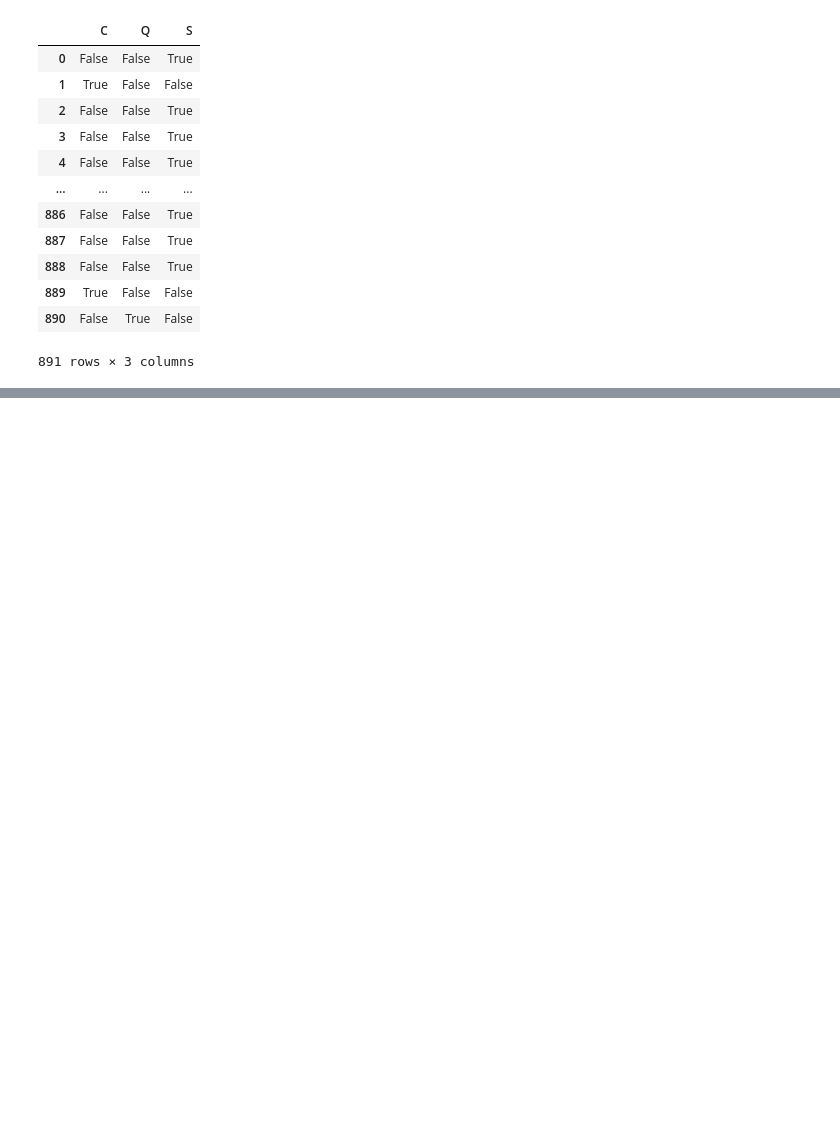
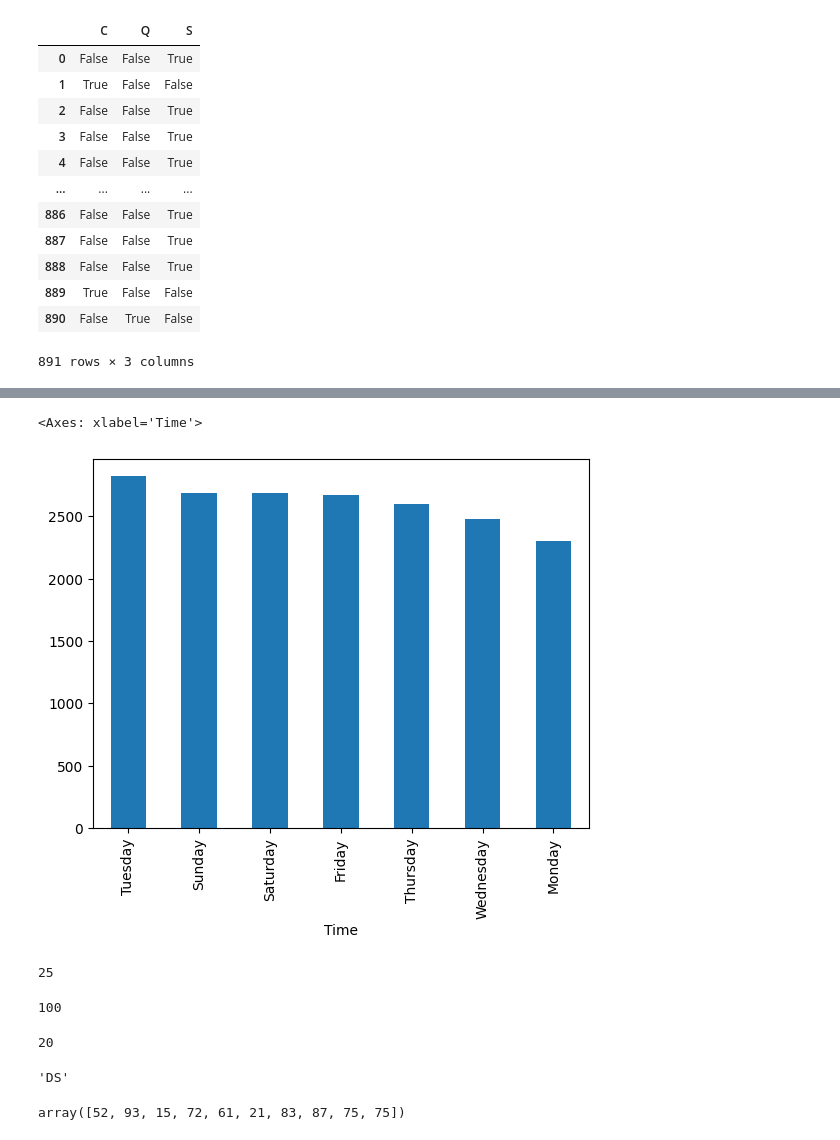
Before and after one commit to inancarin/DSA201_2024_2025_SPRING, a Jupyter notebook: Week05/Lecture/pandas2.ipynb, the cells around one changed output, grey strips where cells are left out. Drawn from its saved outputs; the diff is of its cells as text; code cells hidden in the pictures; blank space fills up the shorter version.

```diff
--- a/Week05/Lecture/pandas2.ipynb
+++ b/Week05/Lecture/pandas2.ipynb
@@ -613,0 +809,27 @@ titanic.head()
+# %%
+ufos["Time"].dt.day_name().value_counts().plot(kind="bar")
+# %% [output]
+<Axes: xlabel='Time'>
+[figure, added]
+# %%
+(lambda x:x**2)(5)
+# %% [output]
+25
+# %%
+(lambda x:x**2)(10)
+# %% [output]
+100
+# %%
+(lambda a, b: a*b)(5, 4)
+# %% [output]
+20
+# %%
+(lambda s:s.upper()[:2])("dSa201")
+# %% [output]
+'DS'
+# %%
+np.random.seed(42)
+numbers = np.random.randint(1, 100, 10)
+numbers
+# %% [output]
+array([52, 93, 15, 72, 61, 21, 83, 87, 75, 75])
```
Also changed, not shown: parts of 37 cells of this notebook, 1 other file.
